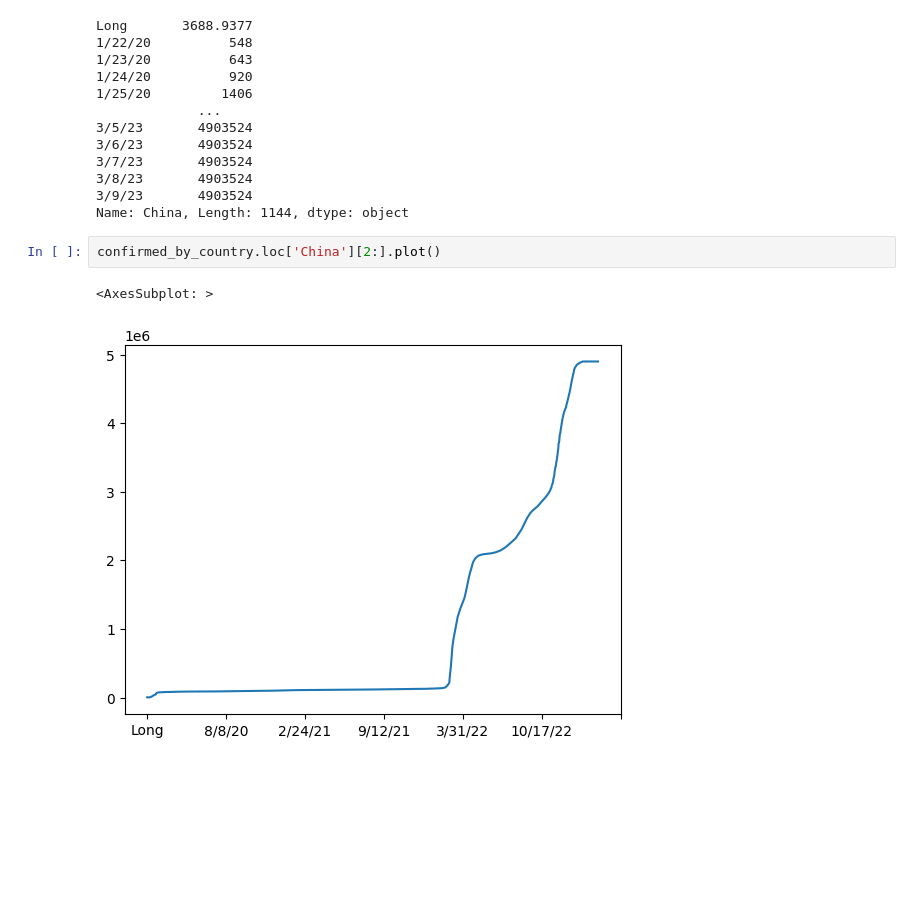
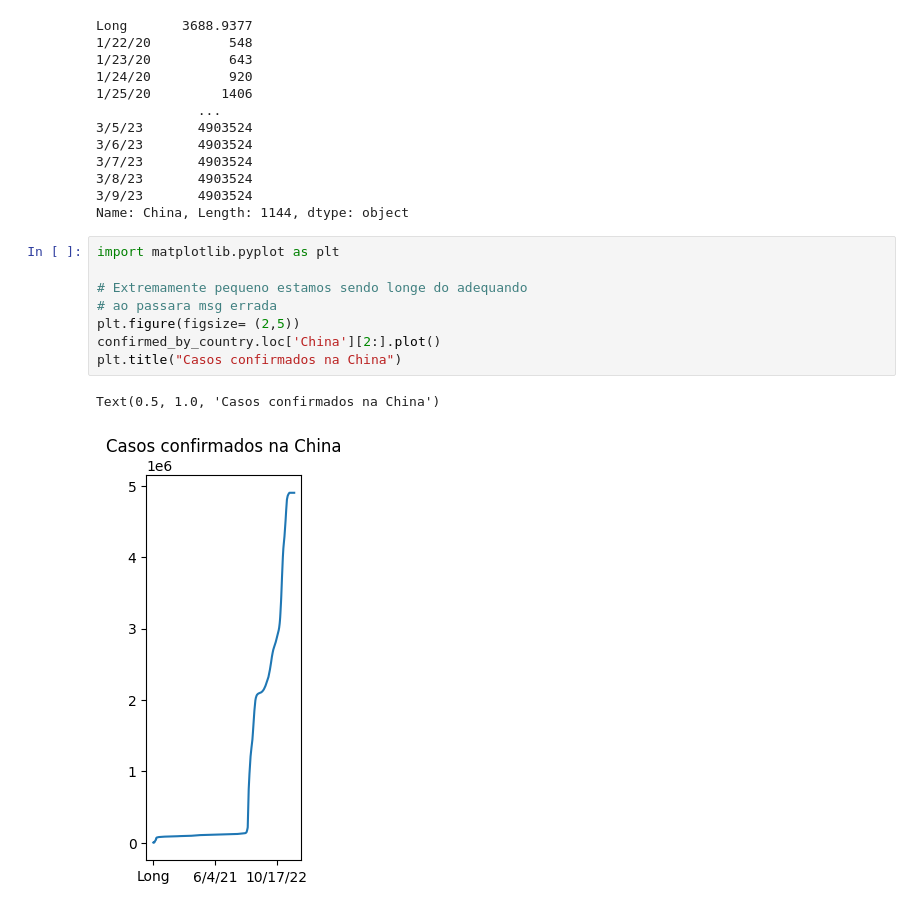
Before and after one commit to AraujoTT/DS, a Jupyter notebook: DS2/curso11_data/data_science_e_saude.ipynb, the cells around one changed output. Cells and saved outputs as stored; diff of their text form; blank space fills up the shorter version.

Commit message:
exemplificando como a visualizaçao grafica pode alterar a percepçao do leitor e comparando as entre si

```diff
--- a/DS2/curso11_data/data_science_e_saude.ipynb
+++ b/DS2/curso11_data/data_science_e_saude.ipynb
@@ -142,8 +149,14 @@ Long       3688.9377
 3/8/23       4903524
 3/9/23       4903524
 Name: China, Length: 1144, dtype: object
-# %%
-confirmed_by_country.loc['China'][2:].plot()
-# %% [output]
-<AxesSubplot: >
-[figure, removed]
+# %%
+import matplotlib.pyplot as plt
+
+# Extremamente pequeno estamos sendo longe do adequando
+# ao passara msg errada
+plt.figure(figsize= (2,5))
+confirmed_by_country.loc['China'][2:].plot()
+plt.title("Casos confirmados na China")
+# %% [output]
+Text(0.5, 1.0, 'Casos confirmados na China')
+[figure, added]
```
Also changed, not shown: parts of 3 cells of this notebook.
